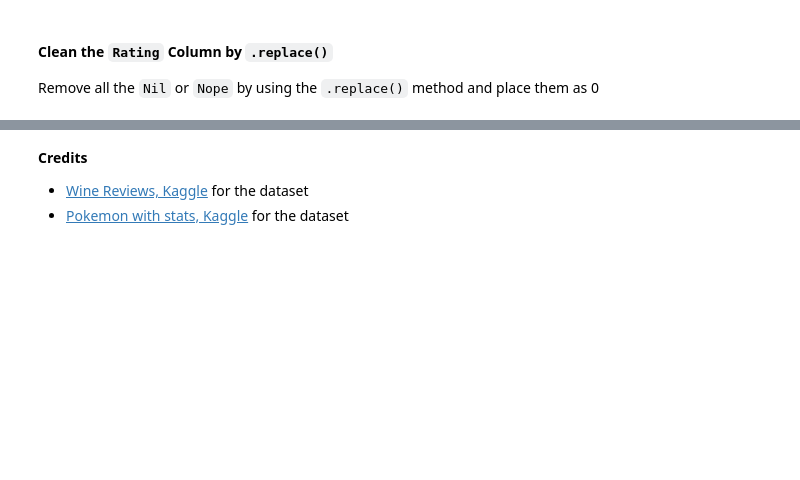
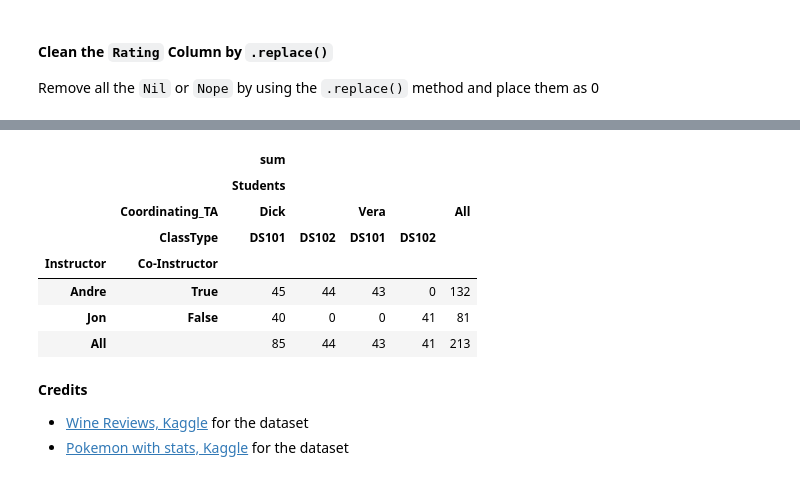
Before and after one commit to jermsinarocket/Hackwagon-DS102, a Jupyter notebook: Week 2/In-Class Exercise/Hackwagon_Academy_DS102_-_Lesson_2A_-_Introduction_to_Pandas_Part_2_-_Student.ipynb, the cells around one changed output, grey strips where cells are left out. Cells and saved outputs as stored; diff of their text form; code cells hidden in the pictures; blank space fills up the shorter version.

```diff
--- a/Week 2/In-Class Exercise/Hackwagon_Academy_DS102_-_Lesson_2A_-_Introduction_to_Pandas_Part_2_-_Student.ipynb
+++ b/Week 2/In-Class Exercise/Hackwagon_Academy_DS102_-_Lesson_2A_-_Introduction_to_Pandas_Part_2_-_Student.ipynb
@@ -270,13 +386,25 @@ feedback_df.head()
 
 <img src="https://pbpython.com/images/pivot-table-datasheet.png">
 # %%
-pivoted = pd.pivot_table(, # data (data frame)
-                        index=,
-                        columns=, #
-                        values=, #
-                        aggfunc=, #
-                        margins=True)
+pivoted = pd.pivot_table(feedback_df,
+                        index=["Instructor","Co-Instructor"],
+                        columns=["Coordinating_TA","ClassType"], #
+                        values=["Students"], #
+                        aggfunc=[np.sum], #
+                        margins=True,
+                        fill_value = 0)
+
+
 pivoted
+# %% [output]
+|  |  | sum |  |  |  |  |
+|  |  | Students |  |  |  |  |
+|  | Coordinating_TA | Dick |  | Vera |  | All |
+|  | ClassType | DS101 | DS102 | DS101 | DS102 |  |
+| Instructor | Co-Instructor |  |  |  |  |  |
+| Andre | True | 45 | 44 | 43 | 0 | 132 |
+| Jon | False | 40 | 0 | 0 | 41 | 81 |
+| All |  | 85 | 44 | 43 | 41 | 213 |
 # %% [markdown]
 **Credits**
 - [Wine Reviews, Kaggle](https://www.kaggle.com/zynicide/wine-reviews) for the dataset
```
Also changed, not shown: parts of 20 cells of this notebook, 6 other files.
